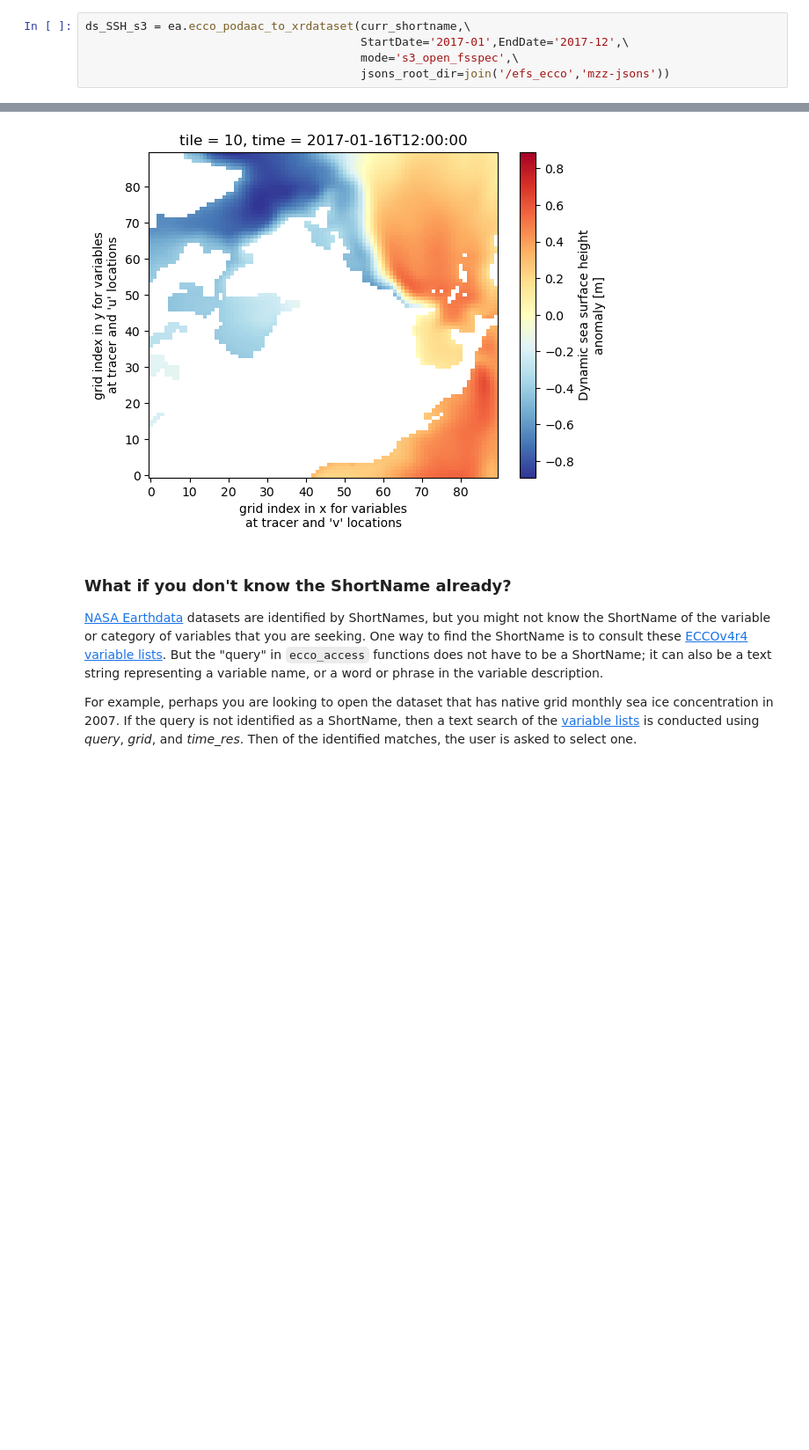
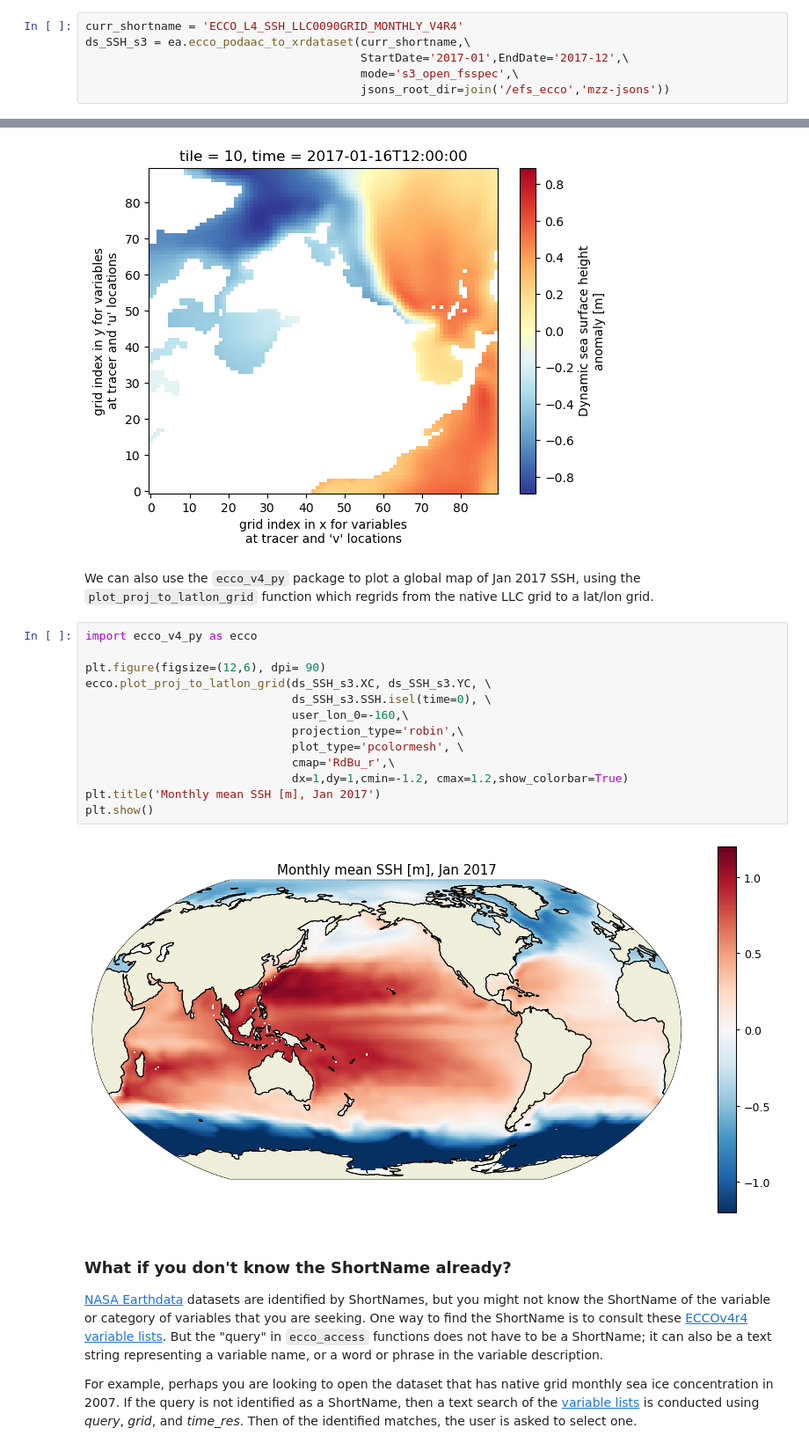
Before and after one commit to ECCO-Hackweek/ecco-2024, a Jupyter notebook: book/tutorials/ECCO_data_access/ECCO_access_intro.ipynb, the cells around one changed output, grey strips where cells are left out. Shown: that part at 88% size. Saved outputs shown, nothing was run; the diff lists cells and outputs as text; blank space fills up the shorter version.

Commit message:
added global plot example using plot_proj_to_latlon_grid

```diff
--- a/book/tutorials/ECCO_data_access/ECCO_access_intro.ipynb
+++ b/book/tutorials/ECCO_data_access/ECCO_access_intro.ipynb
@@ -137,6 +138,7 @@ Coordinates: (12/13)
 
 Now, if you are part of the ECCO Hackweek you are also working in a cloud environment which means that you have many more access modes open to you. Let's try **s3_open_fsspec**, which opens the files from S3 (no download necessary), and uses json files with the data chunking information to open the files exceptionally fast. This means you need to provide the directory where the jsons are located, on the `efs_ecco` drive: `/efs_ecco/mzz-jsons`.
 # %%
+curr_shortname = 'ECCO_L4_SSH_LLC0090GRID_MONTHLY_V4R4'
 ds_SSH_s3 = ea.ecco_podaac_to_xrdataset(curr_shortname,\
                                         StartDate='2017-01',EndDate='2017-12',\
                                         mode='s3_open_fsspec',\
@@ -168,6 +170,23 @@ ds_SSH_s3.SSH.isel(time=0,tile=10).plot(cmap='RdYlBu_r')
 # %% [output]
 <matplotlib.collections.QuadMesh at 0x...>
 [figure]
+# %% [markdown]
+We can also use the `ecco_v4_py` package to plot a global map of Jan 2017 SSH, using the `plot_proj_to_latlon_grid` function which regrids from the native LLC grid to a lat/lon grid.
+# %%
+import ecco_v4_py as ecco
+
+plt.figure(figsize=(12,6), dpi= 90)
+ecco.plot_proj_to_latlon_grid(ds_SSH_s3.XC, ds_SSH_s3.YC, \
+                              ds_SSH_s3.SSH.isel(time=0), \
+                              user_lon_0=-160,\
+                              projection_type='robin',\
+                              plot_type='pcolormesh', \
+                              cmap='RdBu_r',\
+                              dx=1,dy=1,cmin=-1.2, cmax=1.2,show_colorbar=True)
+plt.title('Monthly mean SSH [m], Jan 2017')
+plt.show()
+# %% [output]
+[figure, added]
 # %% [markdown]
 ### What if you don't know the ShortName already?
 
```
Also changed, not shown: parts of 8 cells of this notebook.
